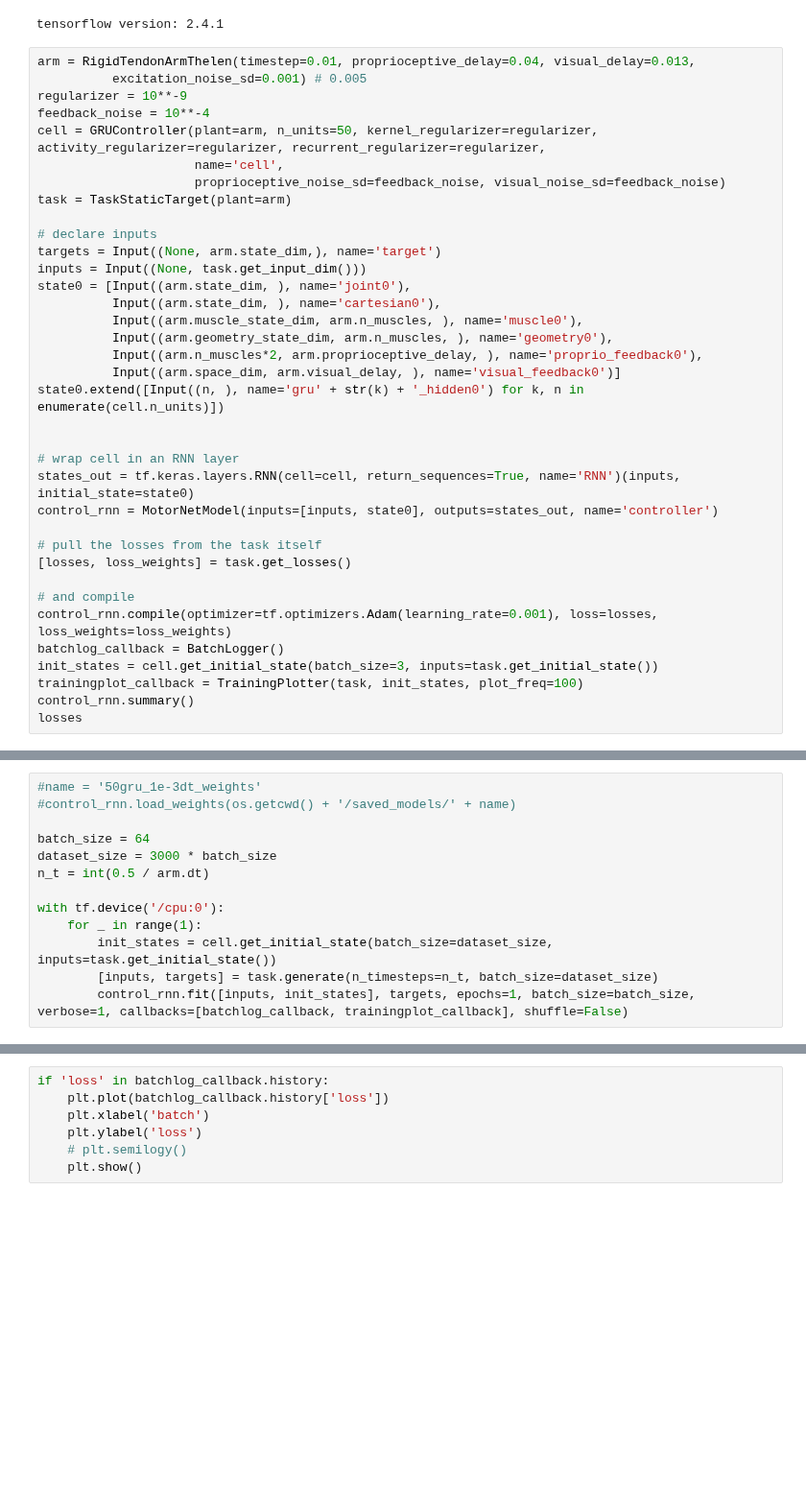
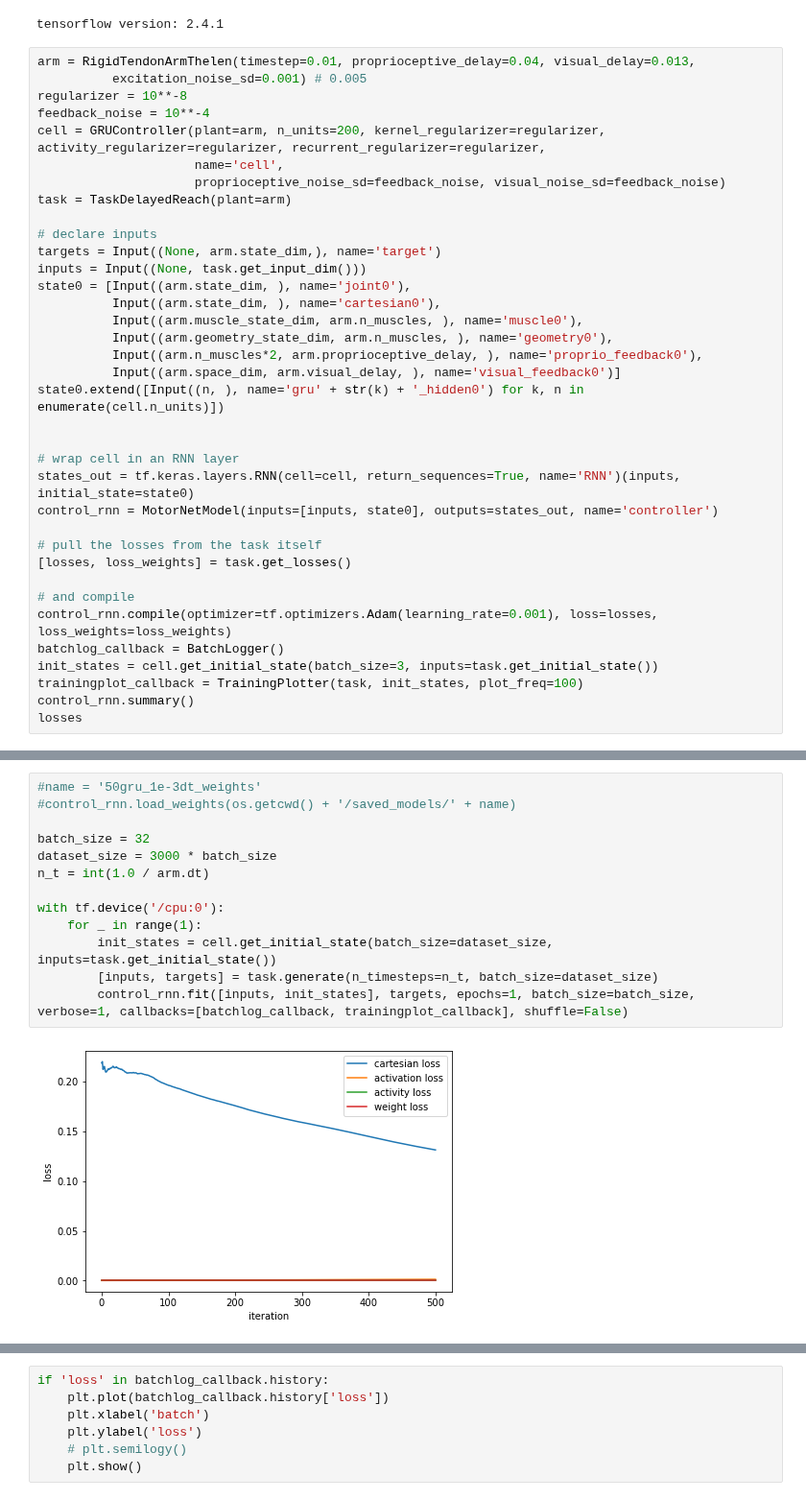
Before and after one commit to OlivierCodol/MotorNet, a Jupyter notebook: notebooks/jonathans_playground/arm.ipynb, the cells around one changed output, grey strips where cells are left out. Shown at 96% size. Saved outputs shown, nothing was run; the diff lists cells and outputs as text; blank space fills up the shorter version.

```diff
--- a/notebooks/jonathans_playground/arm.ipynb
+++ b/notebooks/jonathans_playground/arm.ipynb
@@ -30,12 +30,12 @@ tensorflow version: 2.4.1
 # %%
 arm = RigidTendonArmThelen(timestep=0.01, proprioceptive_delay=0.04, visual_delay=0.013,
           excitation_noise_sd=0.001) # 0.005
-regularizer = 10**-9
+regularizer = 10**-8
 feedback_noise = 10**-4
-cell = GRUController(plant=arm, n_units=50, kernel_regularizer=regularizer, activity_regularizer=regularizer, recurrent_regularizer=regularizer,
+cell = GRUController(plant=arm, n_units=200, kernel_regularizer=regularizer, activity_regularizer=regularizer, recurrent_regularizer=regularizer,
                      name='cell',
                      proprioceptive_noise_sd=feedback_noise, visual_noise_sd=feedback_noise)
-task = TaskStaticTarget(plant=arm)
+task = TaskDelayedReach(plant=arm)
 
 # declare inputs
 targets = Input((None, arm.state_dim,), name='target')
@@ -86,14 +86,15 @@ ________________________________________________________________________________
 # %%
 #name = '50gru_1e-3dt_weights'
 #control_rnn.load_weights(os.getcwd() + '/saved_models/' + name)
 
-batch_size = 64
+batch_size = 32
 dataset_size = 3000 * batch_size
-n_t = int(0.5 / arm.dt)
+n_t = int(1.0 / arm.dt)
 
 with tf.device('/cpu:0'):
     for _ in range(1):
         init_states = cell.get_initial_state(batch_size=dataset_size, inputs=task.get_initial_state())
         [inputs, targets] = task.generate(n_timesteps=n_t, batch_size=dataset_size)
         control_rnn.fit([inputs, init_states], targets, epochs=1, batch_size=batch_size, verbose=1, callbacks=[batchlog_callback, trainingplot_callback], shuffle=False)
 # %% [output]
+[figure, added]
```
Also changed, not shown: parts of 2 cells of this notebook, 1 other file.
